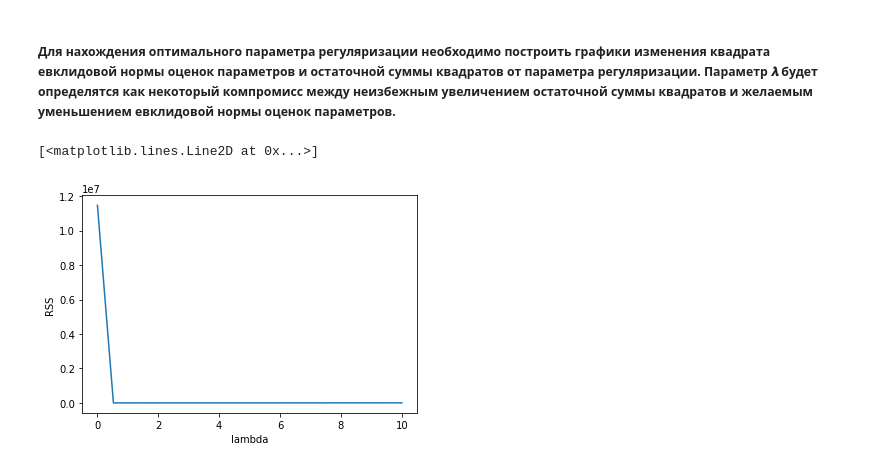
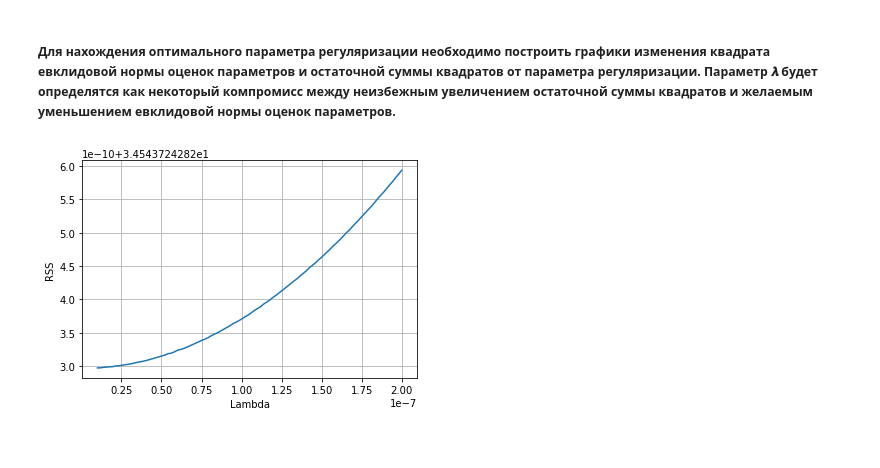
Before and after one commit to Protiven/SMAD, a Jupyter notebook: Lab_5/Lab_5.ipynb, the cells around one changed output. Drawn from its saved outputs; the diff is of its cells as text; code cells hidden in the pictures.

```diff
--- a/Lab_5/Lab_5.ipynb
+++ b/Lab_5/Lab_5.ipynb
@@ -70,9 +68,9 @@ print('Мера обусловленности по Нейману-Голдст
 # %% [markdown]
 #### 4) Максимальная парная сопряженность.
 # %%
-R = np.empty((8, 8))
-for i in range(8):
-  for j in range(8):
+R = np.empty((7, 7))
+for i in range(7):
+  for j in range(7):
     if i == j:
       R[i][j] = 1
     else:
@@ -80,7 +78,7 @@ for i in range(8):
       R[i][j] = np.dot(u, v) / (np.sum(u**2)**(1/2) * np.sum(v**2)**(1/2))
 
 max_value = -1000
-for i in range(8):
+for i in range(7):
     for j in range(i):
         if abs(R[i, j]) > max_value:
             max_value = abs(R[i, j])
@@ -107,10 +105,13 @@ print(max(Ri_abs))
 # %%
 def getRidjTheta(X, y, lam):
     L = np.diag(lam * np.diag(X.T*X))
-    return np.array(np.dot(np.linalg.inv(X.T*X + L) * X.T, y))[0]
+    return np.array(np.dot(np.linalg.inv(X.T*X + L) * X.T, y))
 
 def calcRss(X, y, th):
-    return np.sum(np.array(y - np.dot(X, th)) ** 2)
+    sup = np.empty(len(y))
+    for i in range(len(y)):
+        sup[i] = y[i] - (X[i, :] * th.T)
+    return np.sum(sup ** 2)
 
 def getUarray(X):
     u = []
@@ -129,13 +130,17 @@ def getYarray(u, p = 0.05):
     return y
 # %%
 # RSS
-lamb = np.linspace(0, 10, 20)
+Range = 100
+lamb = np.linspace(0.00000001, 0.0000002, Range)
 y = getYarray(getUarray(X))
-rss_arr = [calcRss(X, y, getRidjTheta(X, y, l_)) for l_ in lamb]
-ax = plt.axes()
-ax.set_xlabel("lambda")
-ax.set_ylabel("RSS")
-ax.plot(lamb, rss_arr)
+ridjTheta = np.array([getRidjTheta(X, y, l_) for l_ in lamb])
+RSS_ = [calcRss(X, y, ridjTheta[l_]) for l_ in range(Range)]
+Beta_ = [(np.sum(ridjTheta[l_]**2))**(1/2) for l_ in range(Range)]
+fig, ax = plt.subplots()
+plt.grid()
+plt.plot(lamb, RSS_)
+ax.set_xlabel('Lambda')
+ax.set_ylabel('RSS')
+plt.show()
 # %% [output]
-[<matplotlib.lines.Line2D at 0x...>]
-[figure, old version]
+[figure, new version]
```
Also changed, not shown: parts of 13 cells of this notebook.
